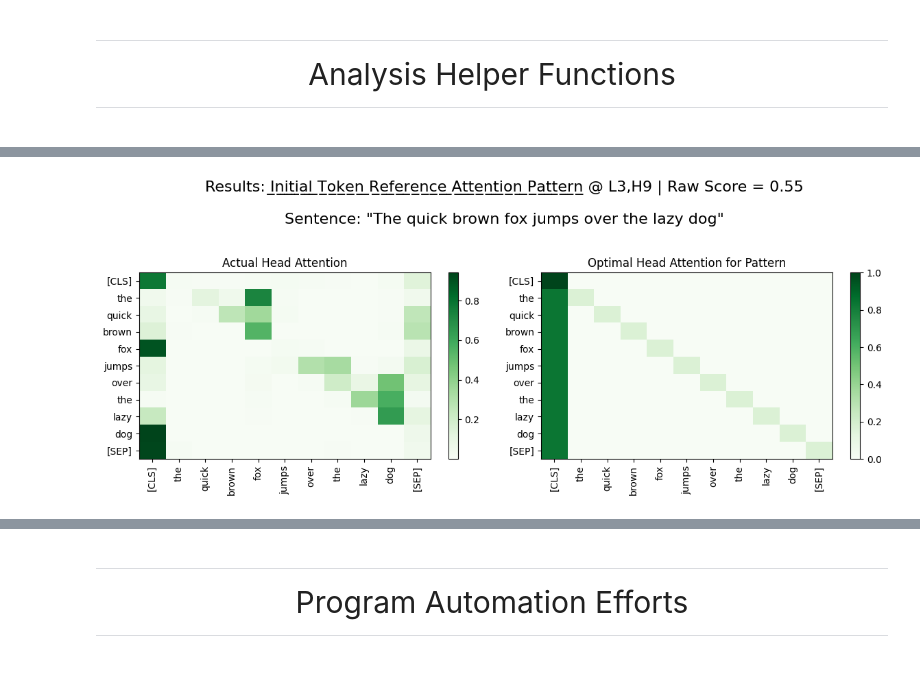
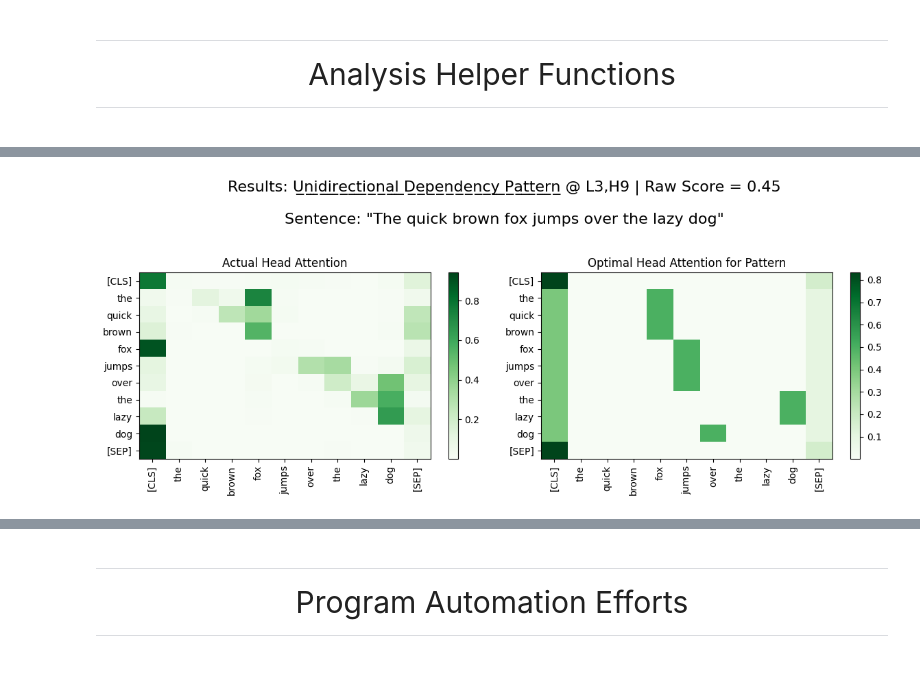
Before and after one commit to AmiriHayes/LLM-Interpretability, a Jupyter notebook: interpretability.ipynb, the cells around one changed output, grey strips where cells are left out. Cells and saved outputs as stored; diff of their text form; code cells hidden in the pictures.

```diff
--- a/interpretability.ipynb
+++ b/interpretability.ipynb
@@ -313,12 +505,6 @@ elif i == 3: # big model & cot ( 8B Params, Load from Compute Node )
     prompt_num = 0
     sentence = prompts[prompt_num][0]  # Use the prompt's first sentence (no hint)
     sentence_with_hint = prompts[prompt_num][1]  # Use prompt's second sentence (hint)
-
-import numpy as np
-from transformers import PreTrainedTokenizerBase
-
-import numpy as np
-from transformers import PreTrainedTokenizerBase
 
 def dependencies(sentence: str, tokenizer: PreTrainedTokenizerBase) -> Tuple[str, np.ndarray]:
     toks = tokenizer([sentence], return_tensors="pt")
@@ -334,34 +520,118 @@ def dependencies(sentence: str, tokenizer: PreTrainedTokenizerBase) -> Tuple[str
         parent_index = stok.i
         for child_stok in stok.children:
             child_index = child_stok.i
             out[parent_index+1, child_index+1] = 1
             out[child_index+1, parent_index+1] = 1
 
     # get index of the root token
     root_index = None
     for stok in doc:
         if stok.head == stok:
             root_index = stok.i
             break
     print("Root index:", root_index)
     print("Root token:", doc[root_index].text)
 
     # # remove attention below lower diagonal
     for i in range(len_seq):
         for j in range(i):
             out[i, j] = 0
             out[i, 0] = 0.8
             out[i, -1] = 0.2
 
     out[0, 0] = 1
     out[-1, 0] = 1
     out += 1e-4
     out = out / out.sum(axis=1, keepdims=True)
     return "Dependency Parsing Pattern", out
 
+def period_cls_attention(sentence: str, tokenizer: PreTrainedTokenizerBase) -> Tuple[str, np.ndarray]:
+    toks = tokenizer([sentence], return_tensors="pt")
+    len_seq = len(toks.input_ids[0])
+    out = np.zeros((len_seq, len_seq))
+    for i in range(len_seq):
+        for j in range(len_seq):
+            if tokenizer.convert_ids_to_tokens(int(toks.input_ids[0][j])) == ".":
+                out[i, j] = 0.7
+            elif tokenizer.convert_ids_to_tokens(int(toks.input_ids[0][j])) == tokenizer.cls_token:
+                # attend to cls token and token before it equally
+                out[i, j] = 0.5
+                out[i, j-1] = 0.5
+            else:
+                out[i, j] = 1e-4
+    out = out + 1e-4
+    out = out / out.sum(axis=1, keepdims=True)
+    return "Period and CLS Attention Pattern", out
+
+import numpy as np
+import spacy
+from typing import Tuple
+from transformers import PreTrainedTokenizerBase
+
+# Load spacy model once globally for efficiency
+nlp = spacy.load("en_core_web_sm")
+
+import numpy as np
+import spacy
+from typing import Tuple
+from transformers import PreTrainedTokenizerBase
+
+# Load spacy
+nlp = spacy.load("en_core_web_sm")
+
+def unidirectional_dependencies(sentence: str, tokenizer: PreTrainedTokenizerBase) -> Tuple[str, np.ndarray]:
+    # 1. Standard Tokenization
+    inputs = tokenizer(sentence, return_tensors="pt")
+    tokens = tokenizer.convert_ids_to_tokens(inputs.input_ids[0])
+    n = len(tokens)
+
+    # Initialize matrix with your epsilon for background noise
+    out = np.zeros((n, n))
+
+    # 2. Process with Spacy
+    # Using a simple split to keep indices aligned with Spacy's Doc
+    words = sentence.split()
+    doc = nlp(" ".join(words))
+
+    # 3. Apply the "Vertical Sink" (The [CLS] column)
+    # Your image shows [CLS] gets a huge chunk of attention from almost everyone
+    out[:, 0] = 0.8
+
+    # 4. Map Dependencies (The scattered blue blocks)
+    for token in doc:
+        # child_idx = stok.i + 1 # Offset for [CLS]
+        # parent_idx = stok.head.i + 1
+
+        # # Only map if it's not the root attending to itself
+        # if stok.head != stok:
+        #     # Child attends to Parent
+        #     out[child_idx, parent_idx] = 1.0
+
+        curr_idx = token.i + 1
+        head_idx = token.head.i + 1
+
+        # Set bidirectional or unidirectional dependency
+        # Depending on if you want Child -> Head or Head -> Child
+        # out[curr_idx, head_idx] = 1.0
+        out[head_idx, curr_idx] = 1.0
+
+    # 5. Handle the [SEP] column (The faint vertical bar on the right)
+    out[:, -1] = 0.2
+
+    # 6. Special cases for the [CLS] and [SEP] rows themselves
+    out[0, 0] = 1.0   # [CLS] attends to itself
+    out[-1, 0] = 1.0  # [SEP] attends to [CLS]
+
+    # 7. Final Polish
+    out += 1e-4 # Tiny bit of noise
+    # Row-normalize to get the probability distribution
+    out = out / out.sum(axis=1, keepdims=True)
+
+    return "Dependency Parsing Pattern", out
+
 layer, head = 3,9
-# sentence = "he said no, he did not, he will not, he feels weirdly good about it"_
-# math_sentence = "If (3x + 5) * 11 = 22, what is the value of x?"
-score_prediction(model, tokenizer, (layer, head), programs[34], sentence, distance="jsd", output=True)
+# sentence = "he said no, he did not, he will not, he feels weirdly good about it"
+# sentence = "If (3x + 5) * 11 = 22, what is the value of x?"
+score_prediction(model, tokenizer, (layer, head), get_unidirectional_dependency_matrix, sentence, distance="iou", output=True)
 # %% [output]
-[figure, old version]
+[figure, new version]
```
Also changed, not shown: parts of 53 cells of this notebook, 14 other files.
